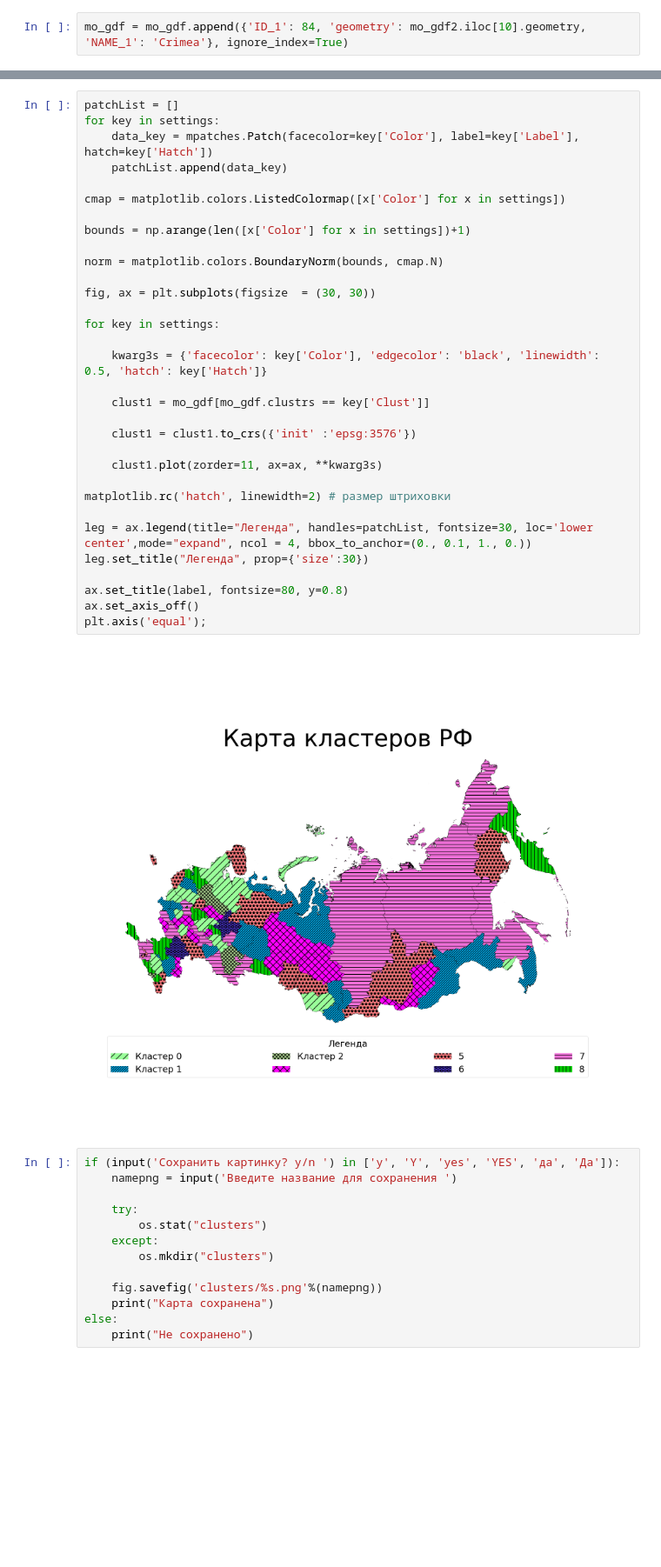
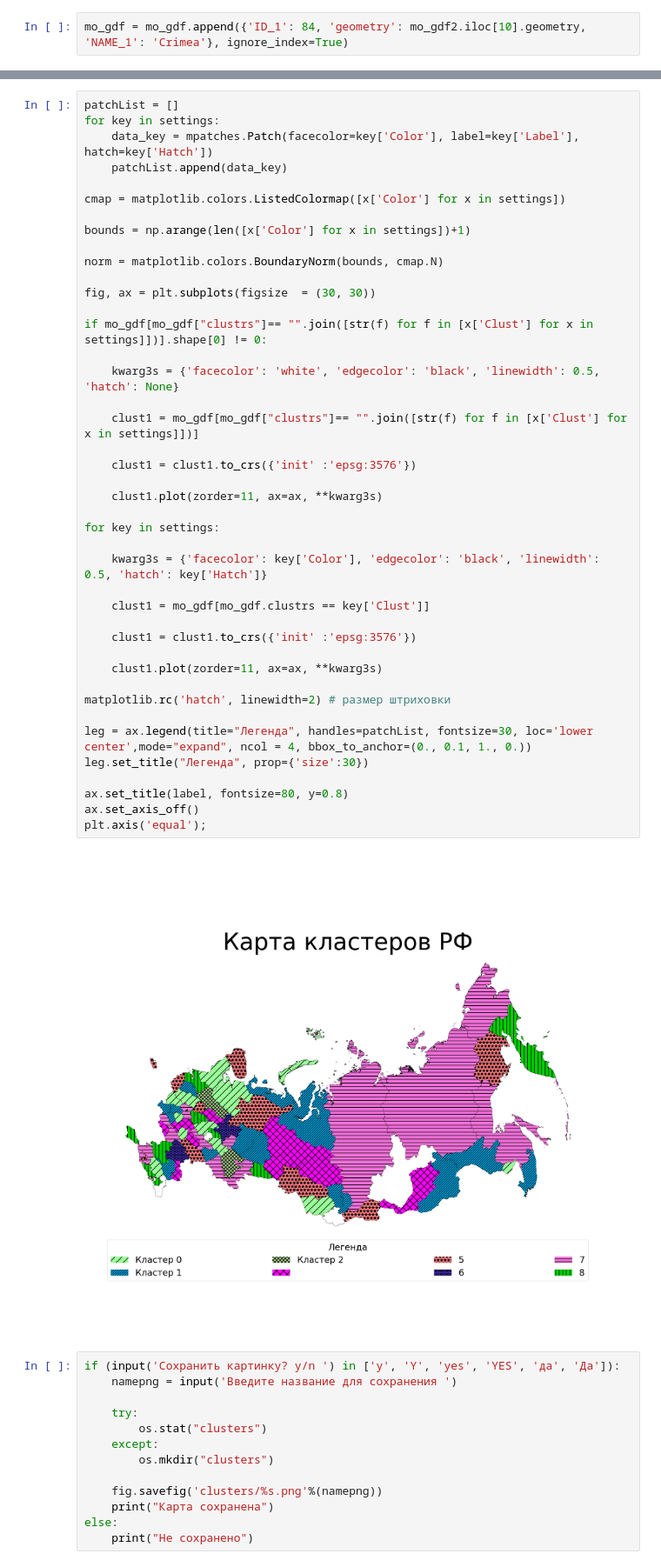
Before and after one commit to psheshke/counter_maps, a Jupyter notebook: clusters map.ipynb, the cells around one changed output, grey strips where cells are left out. Shown at 87% size. Cells and saved outputs as stored; diff of their text form; blank space fills up the shorter version.

Commit message:
show none

```diff
--- a/clusters map.ipynb
+++ b/clusters map.ipynb
@@ -89,34 +91,44 @@ for key in settings:
     data_key = mpatches.Patch(facecolor=key['Color'], label=key['Label'], hatch=key['Hatch'])
     patchList.append(data_key)
 
 cmap = matplotlib.colors.ListedColormap([x['Color'] for x in settings])
 
 bounds = np.arange(len([x['Color'] for x in settings])+1)
 
 norm = matplotlib.colors.BoundaryNorm(bounds, cmap.N)
 
 fig, ax = plt.subplots(figsize  = (30, 30))
+
+if mo_gdf[mo_gdf["clustrs"]== "".join([str(f) for f in [x['Clust'] for x in settings]])].shape[0] != 0:
+
+    kwarg3s = {'facecolor': 'white', 'edgecolor': 'black', 'linewidth': 0.5, 'hatch': None}
+
+    clust1 = mo_gdf[mo_gdf["clustrs"]== "".join([str(f) for f in [x['Clust'] for x in settings]])]
+
+    clust1 = clust1.to_crs({'init' :'epsg:3576'})
+
+    clust1.plot(zorder=11, ax=ax, **kwarg3s)
 
 for key in settings:
 
     kwarg3s = {'facecolor': key['Color'], 'edgecolor': 'black', 'linewidth': 0.5, 'hatch': key['Hatch']}
 
     clust1 = mo_gdf[mo_gdf.clustrs == key['Clust']]
 
     clust1 = clust1.to_crs({'init' :'epsg:3576'})
 
     clust1.plot(zorder=11, ax=ax, **kwarg3s)
 
 matplotlib.rc('hatch', linewidth=2) # размер штриховки
 
 leg = ax.legend(title="Легенда", handles=patchList, fontsize=30, loc='lower center',mode="expand", ncol = 4, bbox_to_anchor=(0., 0.1, 1., 0.))
 leg.set_title("Легенда", prop={'size':30})
 
 ax.set_title(label, fontsize=80, y=0.8)
 ax.set_axis_off()
 plt.axis('equal');
 # %% [output]
-[figure, old version]
+[figure, new version]
 # %%
 if (input('Сохранить картинку? y/n ') in ['y', 'Y', 'yes', 'YES', 'да', 'Да']):
     namepng = input('Введите название для сохранения ')
```
Also changed, not shown: parts of 2 cells of this notebook, 2 other files.
